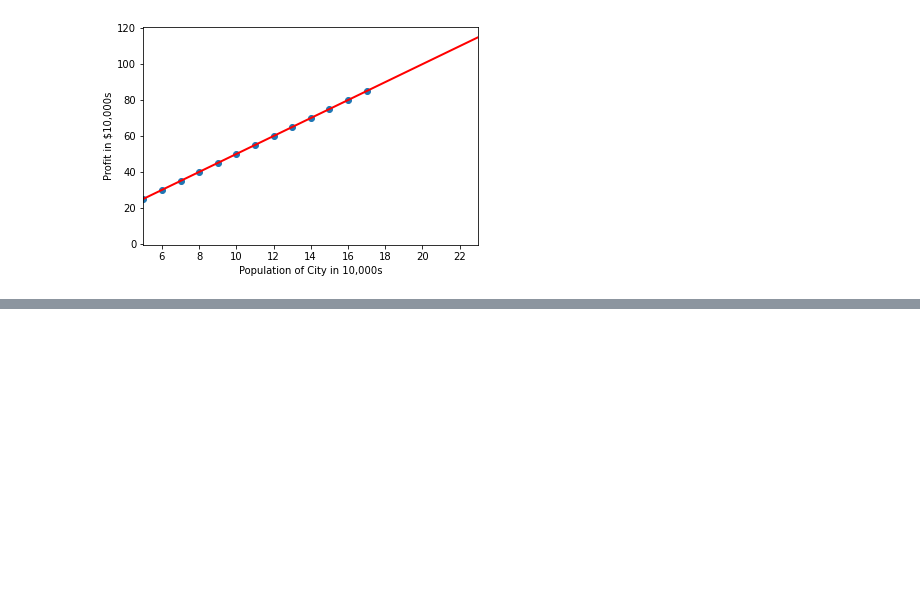
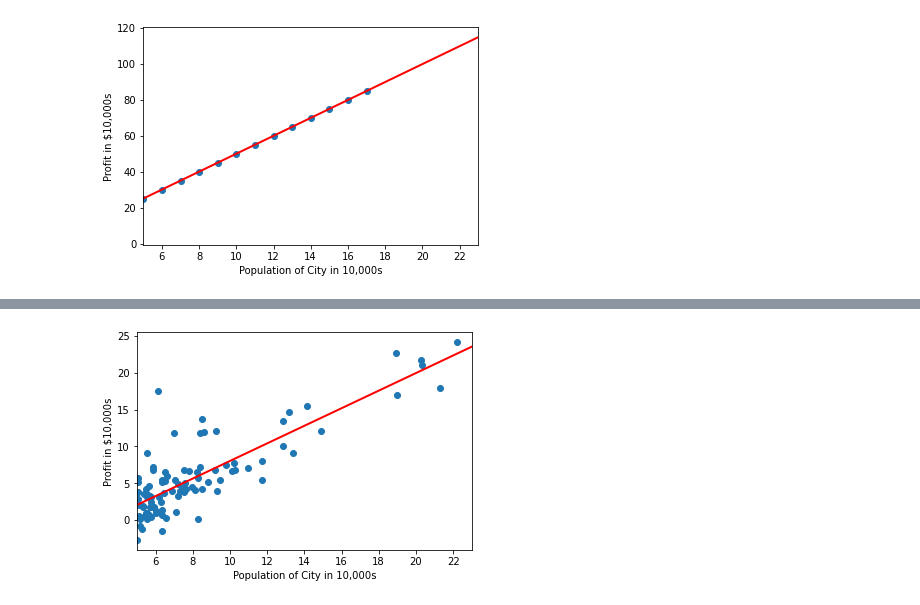
Before and after one commit to vikash9899/Machine-Learning, a Jupyter notebook: linear regression/ex1.ipynb, the cells around one changed output, grey strips where cells are left out. Cells and saved outputs as stored; diff of their text form; code cells hidden in the pictures; blank space fills up the shorter version.

```diff
--- a/linear regression/ex1.ipynb
+++ b/linear regression/ex1.ipynb
@@ -62,0 +80,18 @@ pyplot.show()
+# %%
+iteration = 10000
+alpha = 0.01
+b0 = 0
+b1 = 0
+theta1, cost_h1 = gradient_descent_algorithm(X1, y1, b0, b1, alpha, iteration)
+# %%
+pyplot.figure()
+pyplot.scatter(X1, y1)
+X_plot = numpy.linspace(5, 23, 100)
+pyplot.plot(X_plot, theta1[0] + X_plot * theta1[1],
+         color="red", linewidth=2)
+pyplot.xlabel("Population of City in 10,000s")
+pyplot.ylabel("Profit in $10,000s")
+pyplot.xlim(5, 23)
+pyplot.show()
+# %% [output]
+[figure, added]
```
Also changed, not shown: parts of 11 cells of this notebook, 1 other file.
